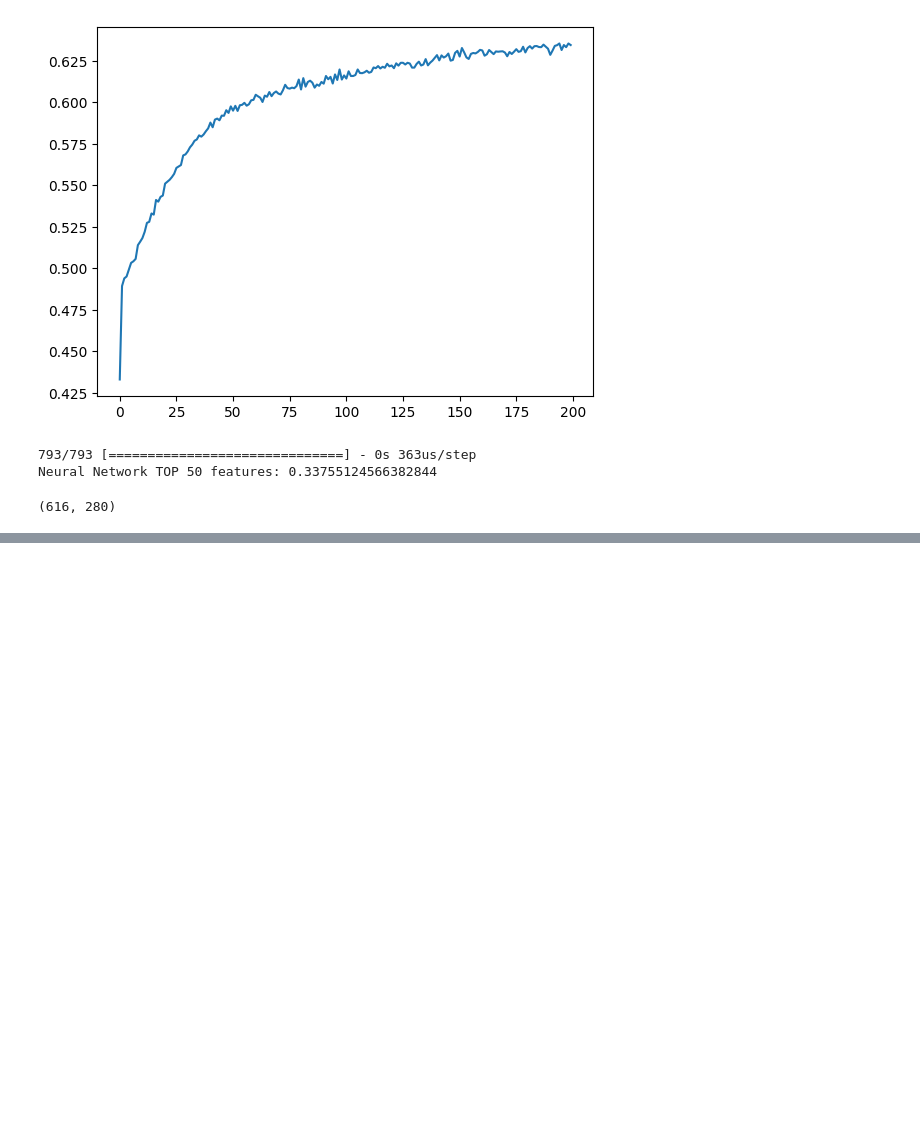
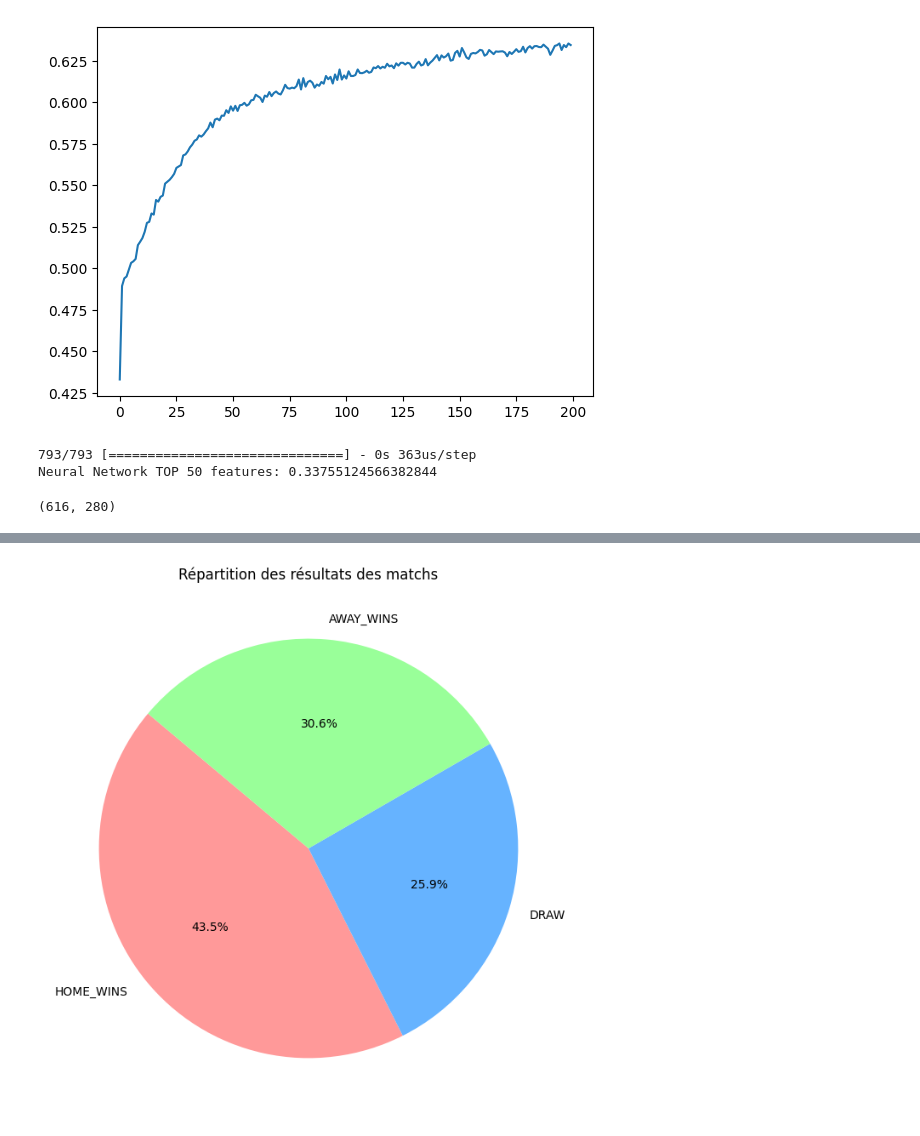
Before and after one commit to Nomehh/MachineLearning, a Jupyter notebook: start.ipynb, the cells around one changed output, grey strips where cells are left out. Cells and saved outputs as stored; diff of their text form; code cells hidden in the pictures; blank space fills up the shorter version.

```diff
--- a/start.ipynb
+++ b/start.ipynb
@@ -512,0 +568,11 @@ Neural Network TOP 50 features: 0.33755124566382844
+# %%
+# Count the occurrences of each outcome
+outcome_counts = train_new_y.sum()
+
+# Plot the pie chart
+plt.figure(figsize=(8, 8))
+plt.pie(outcome_counts, labels=outcome_counts.index, autopct='%1.1f%%', startangle=140, colors=['#ff9999','#66b3ff','#99ff99'])
+plt.title('Répartition des résultats des matchs')
+plt.show()
+# %% [output]
+[figure, added]
```
Also changed, not shown: parts of 6 cells of this notebook.
